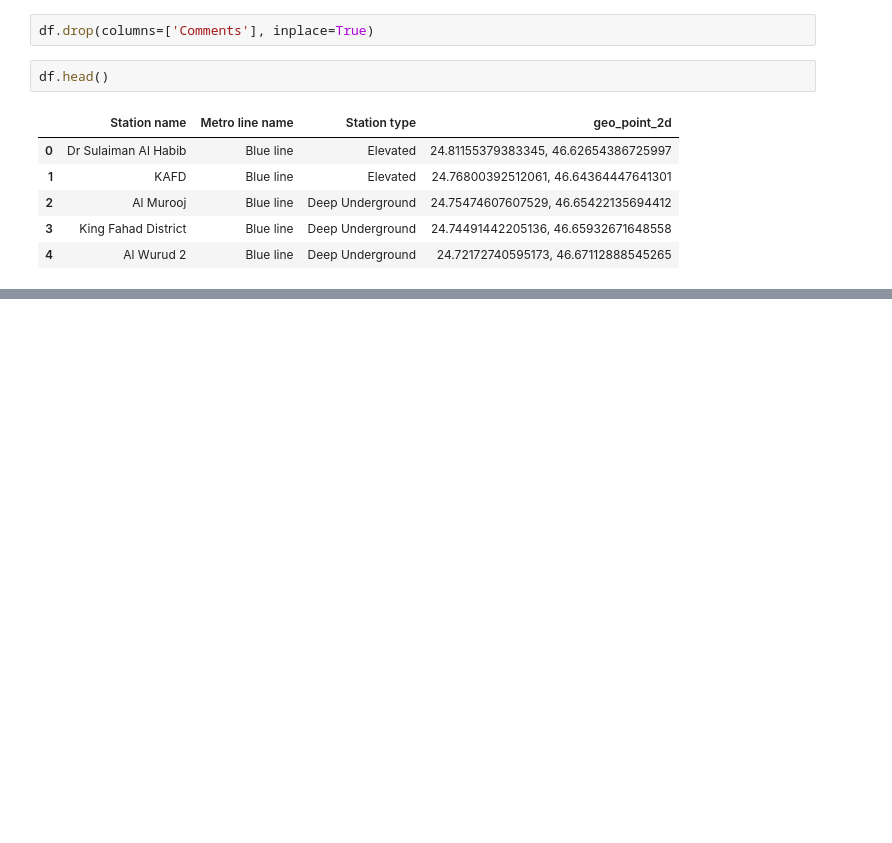
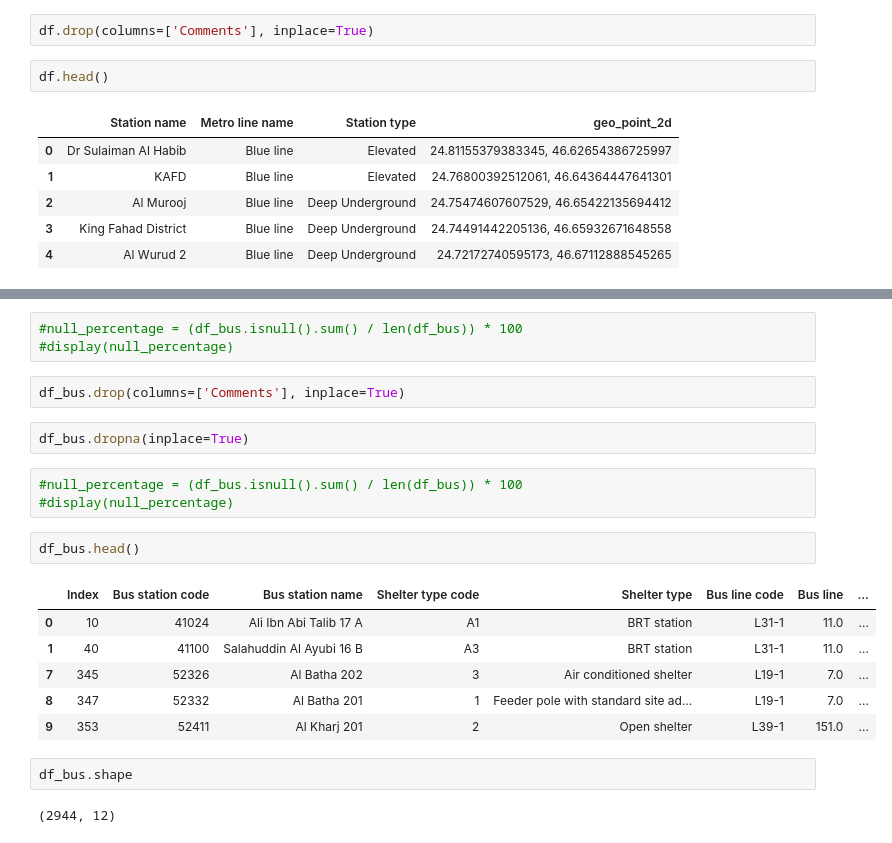
Before and after one commit to AbdulrahmanB-25/Machine_Learning_Competition, a Jupyter notebook: MetroStationDataset.ipynb, the cells around one changed output, grey strips where cells are left out. Saved outputs shown, nothing was run; the diff lists cells and outputs as text; blank space fills up the shorter version.

```diff
--- a/MetroStationDataset.ipynb
+++ b/MetroStationDataset.ipynb
@@ -83,0 +137,23 @@ df.head()
+# %%
+#null_percentage = (df_bus.isnull().sum() / len(df_bus)) * 100
+#display(null_percentage)
+# %%
+df_bus.drop(columns=['Comments'], inplace=True)
+# %%
+df_bus.dropna(inplace=True)
+# %%
+#null_percentage = (df_bus.isnull().sum() / len(df_bus)) * 100
+#display(null_percentage)
+# %%
+df_bus.head()
+# %% [output]
+|  | Index | Bus station code | Bus station name | Shelter type code | Shelter type | Bus line code | Bus line | ... |
+| 0 | 10 | 41024 | Ali Ibn Abi Talib 17 A | A1 | BRT station | L31-1 | 11.0 | ... |
+| 1 | 40 | 41100 | Salahuddin Al Ayubi 16 B | A3 | BRT station | L31-1 | 11.0 | ... |
+| 7 | 345 | 52326 | Al Batha 202 | 3 | Air conditioned shelter | L19-1 | 7.0 | ... |
+| 8 | 347 | 52332 | Al Batha 201 | 1 | Feeder pole with standard site ad... | L19-1 | 7.0 | ... |
+| 9 | 353 | 52411 | Al Kharj 201 | 2 | Open shelter | L39-1 | 151.0 | ... |
+# %%
+df_bus.shape
+# %% [output]
+(2944, 12)
```
Also changed, not shown: parts of 4 cells of this notebook.
